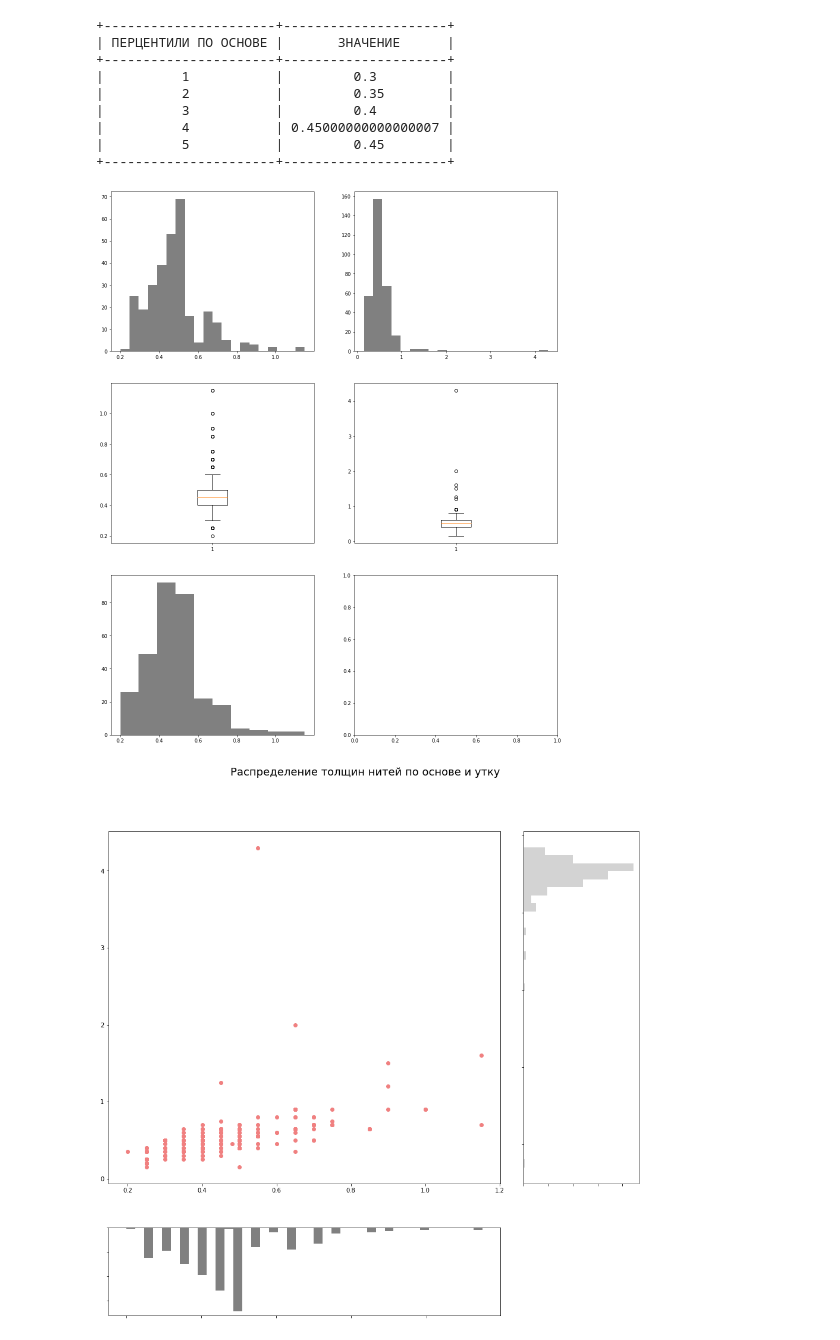
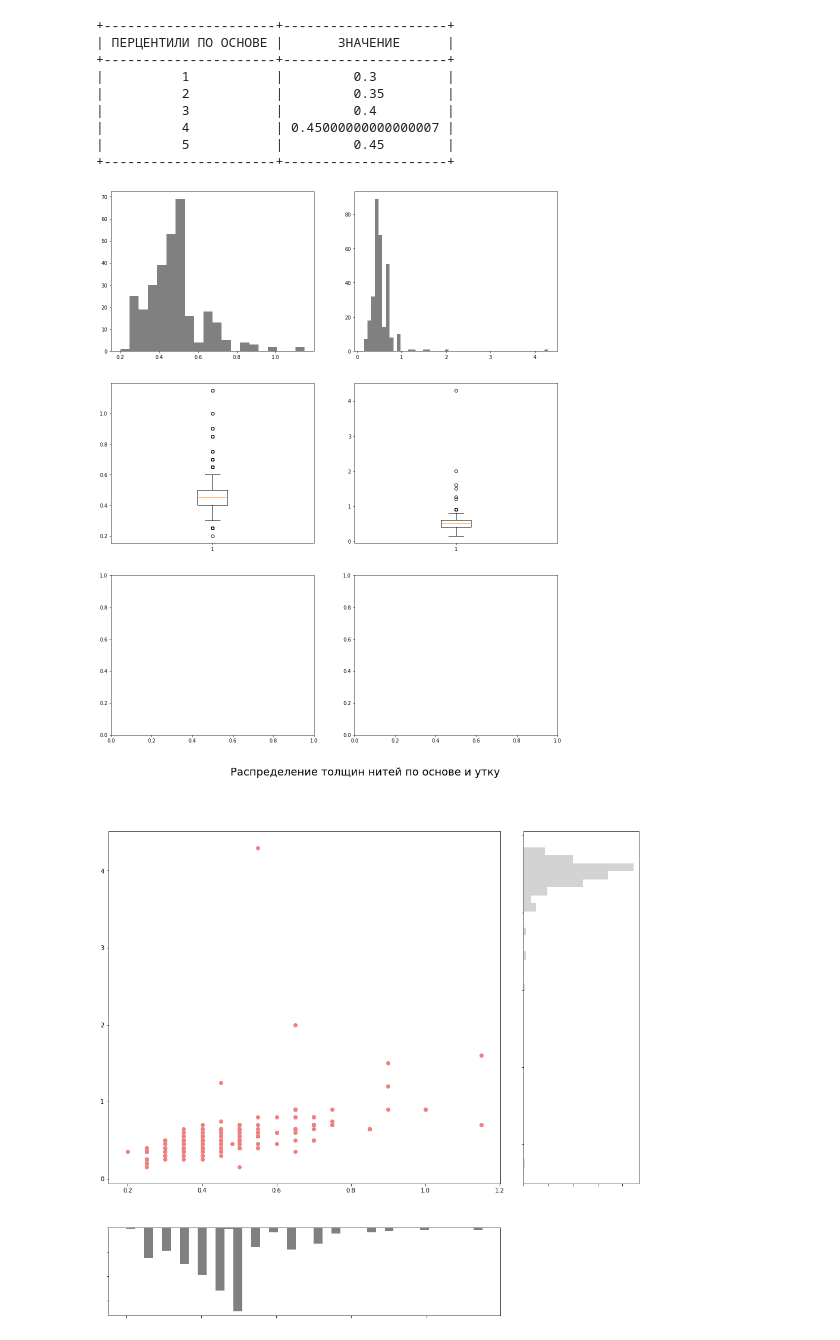
Before and after one commit to streltcov/textile_data, a Jupyter notebook: threads.ipynb, the cells around one changed output. Saved outputs shown, nothing was run; the diff lists cells and outputs as text; code cells hidden in the pictures.

```diff
--- a/threads.ipynb
+++ b/threads.ipynb
@@ -106,13 +115,13 @@ print(table)
 # %%
 _, ax = pyplot.subplots(nrows=3, ncols=2, figsize=(16, 20))
 ax[0][0].hist(warps, bins=20, color='gray')
-ax[0][1].hist(wefts, bins=20, color='gray')
+ax[0][1].hist(wefts, bins=50, color='gray')
 ax[1][0].boxplot(warps)
 ax[1][1].boxplot(wefts)
-ax[2][0].hist(warps.sort_values(ascending=True), color='gray')
+# ax[2][0].bar(warps, warps_unique, color='gray')
 pyplot.show()
 # %% [output]
-[figure, old version]
+[figure, new version]
 # %%
 fig = pyplot.figure(figsize=(16, 15))
 grid = pyplot.GridSpec(4, 4, hspace=0.5, wspace=0.2)
```
Also changed, not shown: parts of 4 cells of this notebook.
